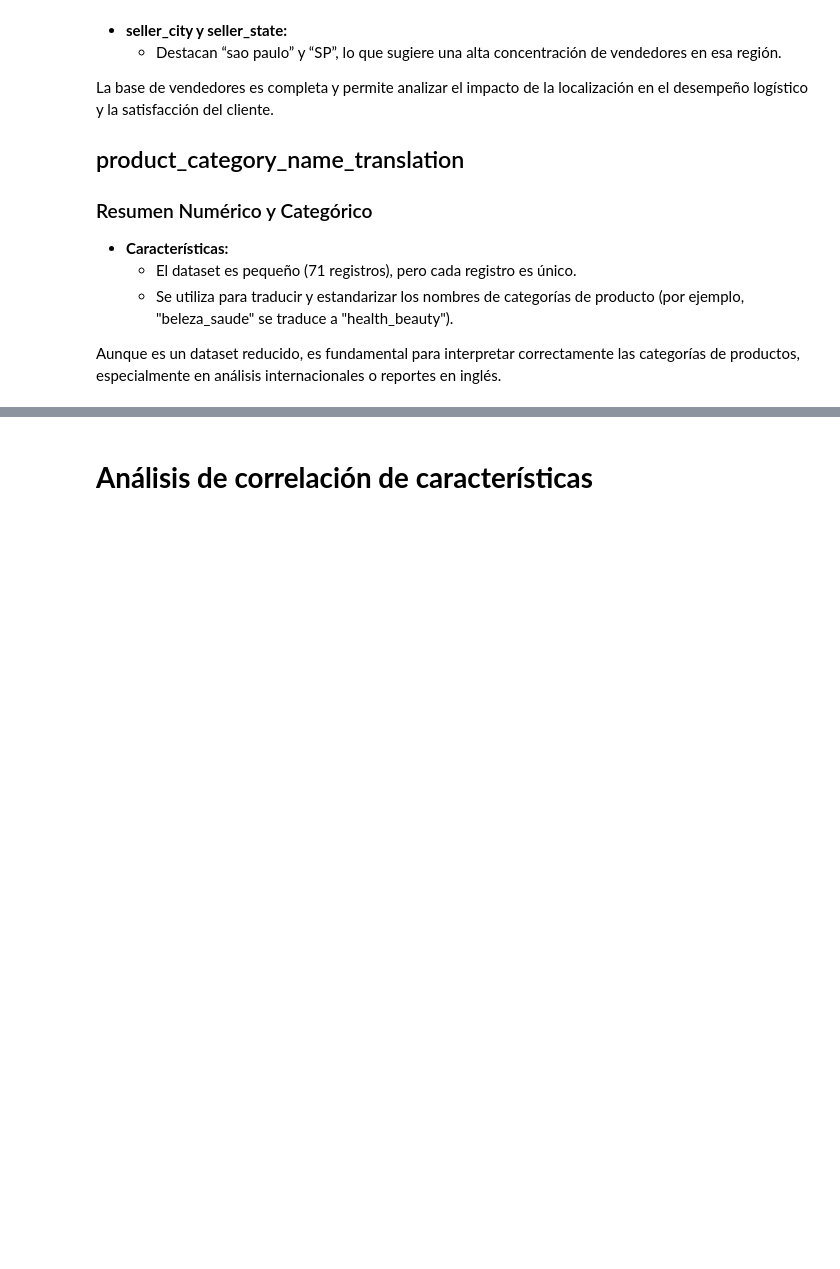
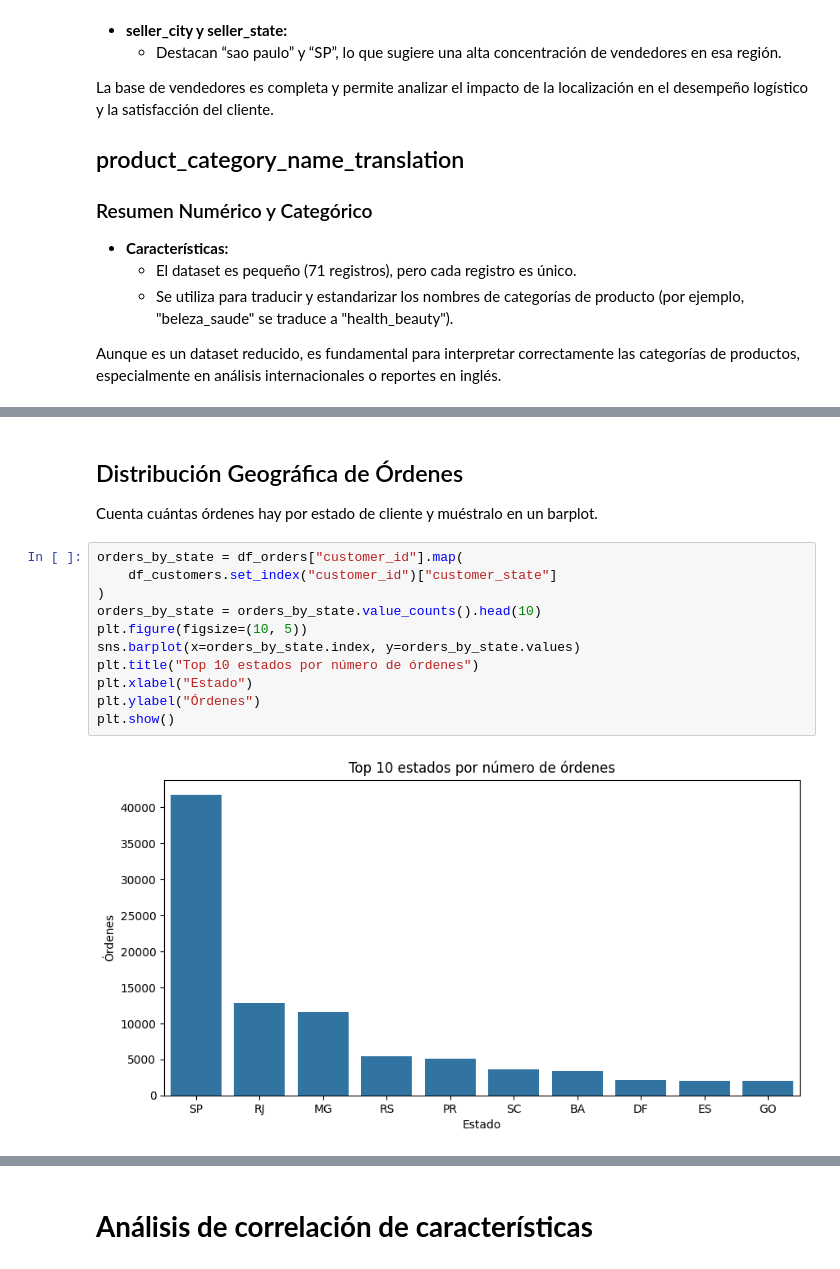
Before and after one commit to Ctribsz/ProyectoFinal-DM, a Jupyter notebook: finalProject.ipynb, the cells around one changed output, grey strips where cells are left out. Saved outputs shown, nothing was run; the diff lists cells and outputs as text; blank space fills up the shorter version.

```diff
--- a/finalProject.ipynb
+++ b/finalProject.ipynb
@@ -488,0 +509,17 @@ Aunque es un dataset reducido, es fundamental para interpretar correctamente las
+# %% [markdown]
+## Distribución Geográfica de Órdenes
+
+Cuenta cuántas órdenes hay por estado de cliente y muéstralo en un barplot.
+# %%
+orders_by_state = df_orders["customer_id"].map(
+    df_customers.set_index("customer_id")["customer_state"]
+)
+orders_by_state = orders_by_state.value_counts().head(10)
+plt.figure(figsize=(10, 5))
+sns.barplot(x=orders_by_state.index, y=orders_by_state.values)
+plt.title("Top 10 estados por número de órdenes")
+plt.xlabel("Estado")
+plt.ylabel("Órdenes")
+plt.show()
+# %% [output]
+[figure, added]
```
Also changed, not shown: parts of 22 cells of this notebook.
